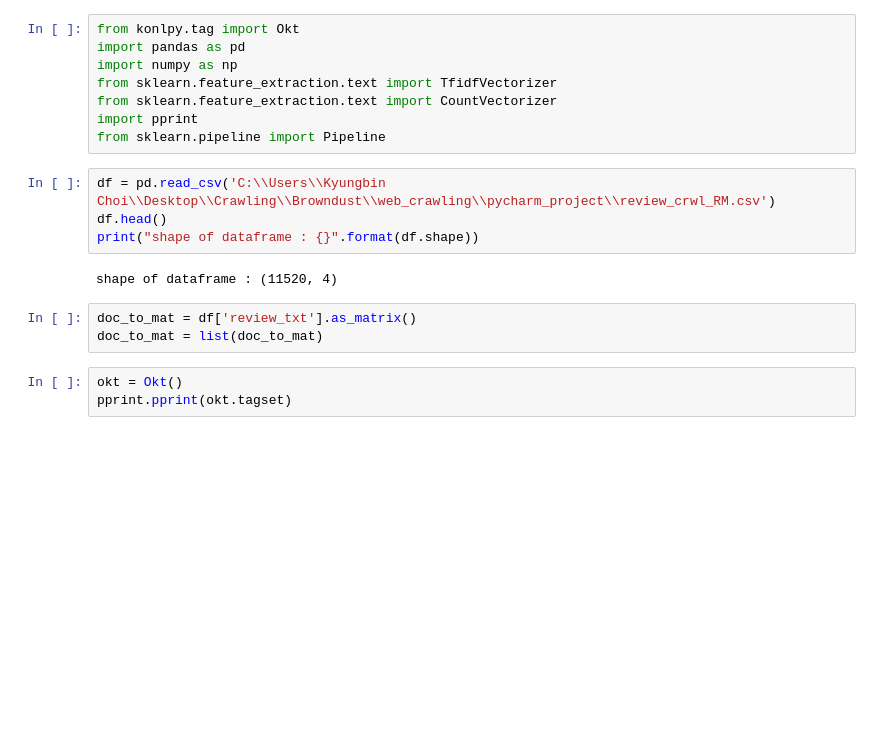
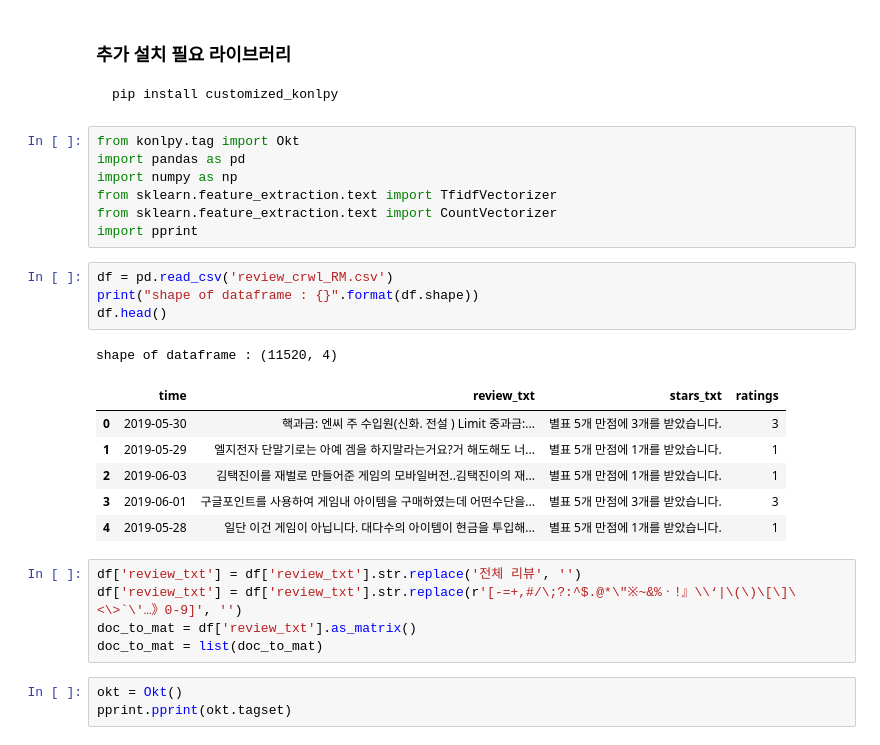
Before and after one commit to ddiveOffice/Data_Crawling, a Jupyter notebook: nlp_test.ipynb, the cells around one changed output. Drawn from its saved outputs; the diff is of its cells as text; blank space fills up the shorter version.

```diff
--- a/nlp_test.ipynb
+++ b/nlp_test.ipynb
@@ -1,3 +1,6 @@
+# %% [markdown]
+### 추가 설치 필요 라이브러리
+    pip install customized_konlpy
 # %%
 from konlpy.tag import Okt
 import pandas as pd
@@ -5,16 +8,23 @@ import numpy as np
 from sklearn.feature_extraction.text import TfidfVectorizer
 from sklearn.feature_extraction.text import CountVectorizer
 import pprint
-from sklearn.pipeline import Pipeline
 # %%
-df = pd.read_csv('C:\\Users\\Kyungbin Choi\\Desktop\\Crawling\\Browndust\\web_crawling\\pycharm_project\\review_crwl_RM.csv')
+df = pd.read_csv('review_crwl_RM.csv')
+print("shape of dataframe : {}".format(df.shape))
 df.head()
-print("shape of dataframe : {}".format(df.shape))
 # %% [output]
 shape of dataframe : (11520, 4)
+|  | time | review_txt | stars_txt | ratings |
+| 0 | 2019-05-30 | 핵과금: 엔씨 주 수입원(신화. 전설 ) Limit 중과금:... | 별표 5개 만점에 3개를 받았습니다. | 3 |
+| 1 | 2019-05-29 | 엘지전자 단말기로는 아예 겜을 하지말라는거요?거 해도해도 너... | 별표 5개 만점에 1개를 받았습니다. | 1 |
+| 2 | 2019-06-03 | 김택진이를 재벌로 만들어준 게임의 모바일버전..김택진이의 재... | 별표 5개 만점에 1개를 받았습니다. | 1 |
+| 3 | 2019-06-01 | 구글포인트를 사용하여 게임내 아이템을 구매하였는데 어떤수단을... | 별표 5개 만점에 3개를 받았습니다. | 3 |
+| 4 | 2019-05-28 | 일단 이건 게임이 아닙니다. 대다수의 아이템이 현금을 투입해... | 별표 5개 만점에 1개를 받았습니다. | 1 |
-# %%
-doc_to_mat = df['review_txt'].as_matrix()
-doc_to_mat = list(doc_to_mat)
+# %%
+df['review_txt'] = df['review_txt'].str.replace('전체 리뷰', '')
+df['review_txt'] = df['review_txt'].str.replace(r'[-=+,#/\;?:^$.@*\"※~&%ㆍ!』\\‘|\(\)\[\]\<\>`\'…》0-9]', '')
+doc_to_mat = df['review_txt'].as_matrix()
+doc_to_mat = list(doc_to_mat)
 # %%
 okt = Okt()
 pprint.pprint(okt.tagset)
```
Also changed, not shown: parts of 18 cells of this notebook.
